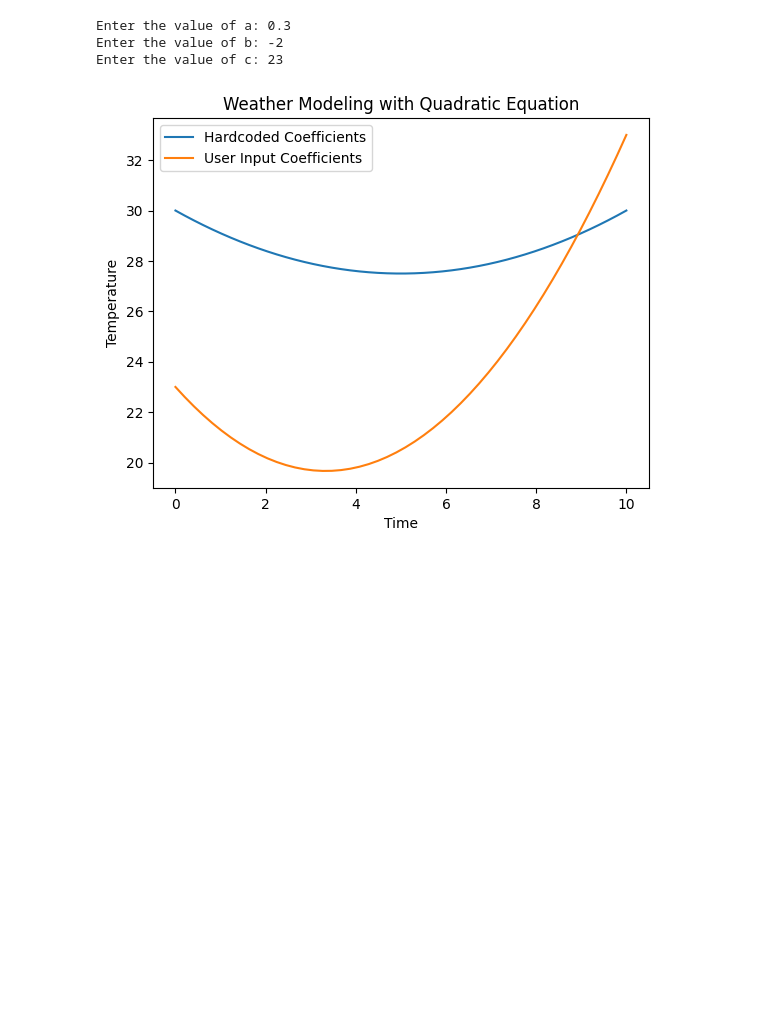
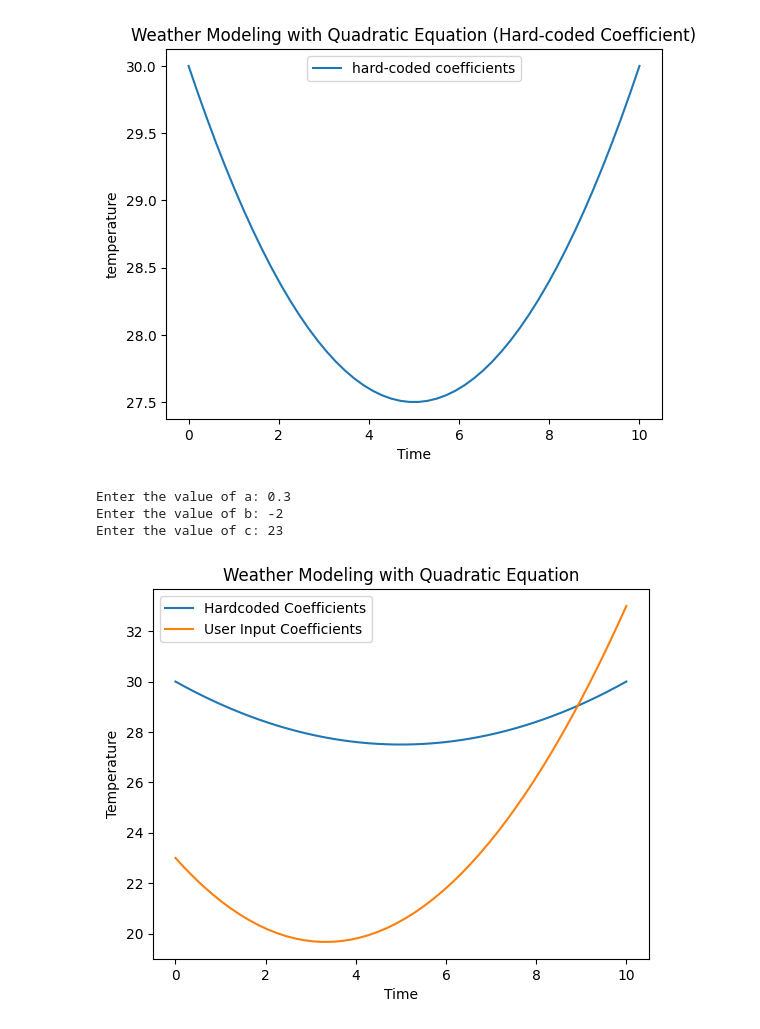
Before and after one commit to ravalisreeharshini/ravalisreeharshini, a Jupyter notebook: SE_1.ipynb, the cells around one changed output. Cells and saved outputs as stored; diff of their text form; code cells hidden in the pictures; blank space fills up the shorter version.

```diff
--- a/SE_1.ipynb
+++ b/SE_1.ipynb
@@ -31,3 +3,38 @@ def main():
+# %%
+import matplotlib.pyplot as plt
+import numpy as np
+
+def quadratic_model(time):
+   # Hard-coded coefficients for the quadratic equation
+   a = 0.1
+   b = -1
+   c = 30
+
+   # Quadratic equation representing temperature change
+   temperature = a * (time ** 2 ) + b * time +c
+   return temperature
+
+def main():
+   #Time values from 0 to 10 (for example)
+   time_values = np.linspace(0,10,50)
+
+
+   #Calculate temperature using hard-coded co efficients
+   temperature_hardcoded = quadratic_model(time_values)
+
+
+   #Plot the results
+   plt.plot(time_values, temperature_hardcoded, label = 'hard-coded coefficients')
+   plt.xlabel('Time')
+   plt.ylabel('temperature')
+   plt.legend()
+   plt.title('Weather Modeling with Quadratic Equation (Hard-coded Coefficient)')
+   plt.show
+
+if __name__=="__main__":
+  main()
+# %% [output]
+[figure, added]
 # %%
 import matplotlib.pyplot as plt
 import numpy as np
```
Also changed, not shown: parts of 1 cell of this notebook.
